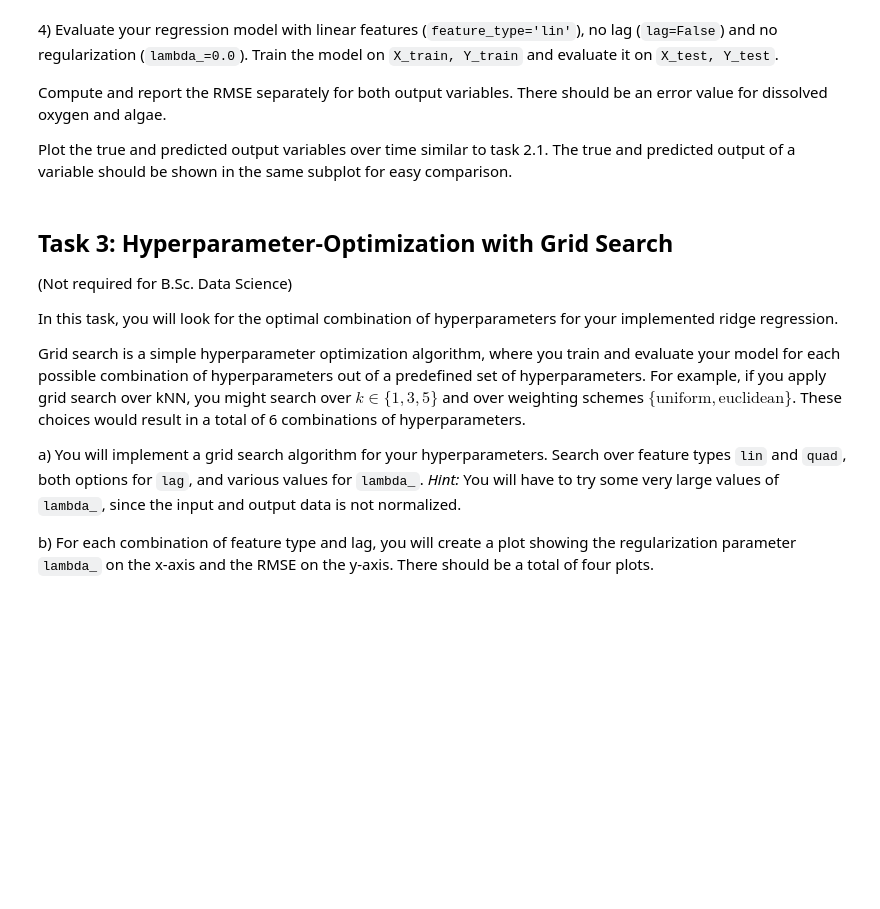
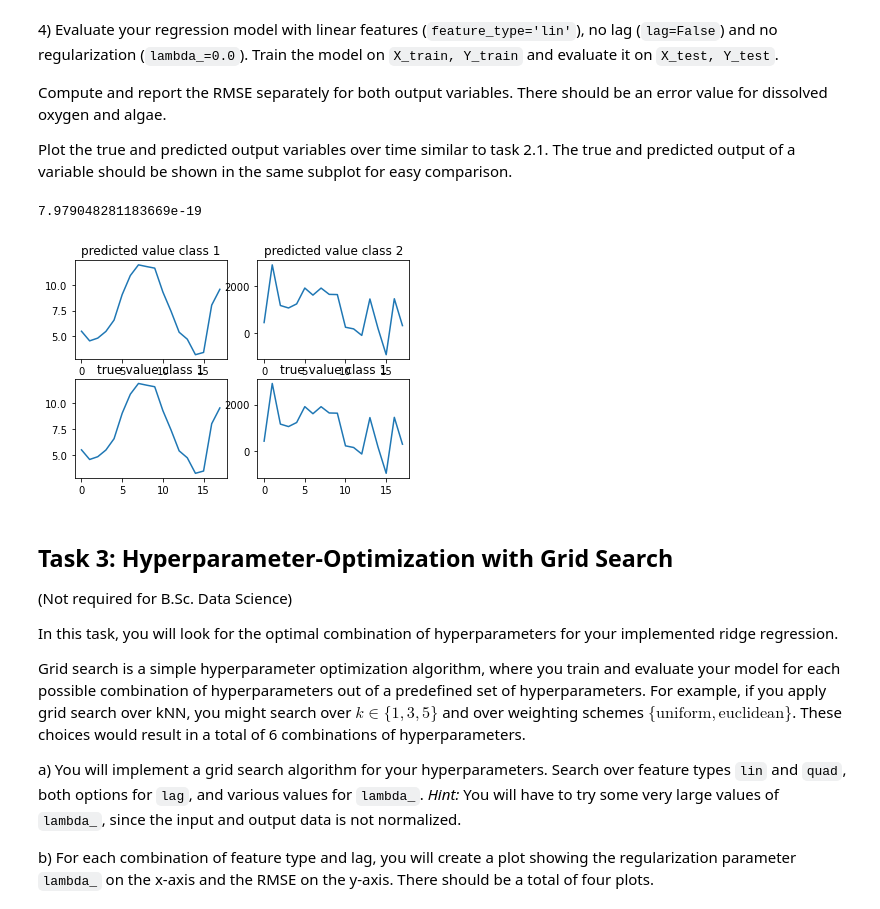
Before and after one commit to hnanacc/ml-assignments, a Jupyter notebook: assignment3.ipynb, the cells around one changed output. Drawn from its saved outputs; the diff is of its cells as text; code cells hidden in the pictures; blank space fills up the shorter version.

```diff
--- a/assignment3.ipynb
+++ b/assignment3.ipynb
@@ -157,7 +191,20 @@ class RidgeRegression:
         Hint: Your prediction target during training is Y[1:] (or Y[2:] for lag=True).
         """
         # Your code here
-        raise NotImplementedError()
+        Phi = make_features(X, Y, self.feature_type,self.lag)
+        I = np.eye(Phi.shape[1])
+
+        if (np.linalg.det(Phi@Phi.T) == 0):
+            raise ValueError('Det is 0.')
+
+        X_inv= np.linalg.inv(Phi.T@Phi+self.lambda_*I)@ Phi.T
+
+        if self.lag:
+            Y=Y[1:]
+        else:
+            Y=Y[:]
+
+        self.beta =X_inv @ Y
 
     def predict(self, X, Y):
         """
@@ -167,7 +214,8 @@ class RidgeRegression:
         The output is of shape (T, 2) (or (T-1, 2) for lag=True).
         """
         # Your code here
-        raise NotImplementedError()
+        Phi = make_features(X, Y, self.feature_type,self.lag)
+        return Phi@self.beta
 # %% [markdown]
 4\) Evaluate your regression model with linear features (`feature_type='lin'`), no lag (`lag=False`) and no regularization (`lambda_=0.0`). Train the model on `X_train, Y_train` and evaluate it on `X_test, Y_test`.
 
@@ -179,3 +225,38 @@ Plot the true and predicted output variables over time similar to task 2.1. The
+# %%
+# Your code here
+def train_evaluate(regression_model, X_train, y_train, X_test, Y_test):
+    regression_model.fit(X_train, Y_train)
+    Y_hat= regression_model.predict(X_test, Y_test)
+    return Y_hat
+
+
+def plotting( Y_hat, Y_test):
+    x_axis=np.arange(Y_hat.shape[0])
+    fig, axs = plt.subplots(2,2)
+    axs[0,0].plot(x_axis,Y_hat[:,0])
+    axs[0,0].set_title('predicted value class 1')
+    axs[0,1].plot(x_axis,Y_hat[:,1])
+    axs[0,1].set_title('predicted value class 2')
+    axs[1,0].plot(x_axis,Y_test[:,0])
+    axs[1,0].set_title('true value class 1')
+    axs[1,1].plot(x_axis,Y_test[:,1])
+    axs[1,1].set_title('true value class 1')
+
+    plt.show()
+
+
+regression_linear_false=RidgeRegression(lambda_=0.0,feature_type='lin',lag=False)
+Y_hat=train_evaluate(regression_linear_false,X_train,Y_train, X_test, Y_test)
+
+if(Y_hat.shape[0] != Y_test.shape[0]):
+    print(np.sum(np.abs(Y_hat-Y_test[1:])**2))
+    plotting( Y_hat, Y_test[1:])
+else:
+    print(np.sum(np.abs(Y_hat-Y_test)**2))
+    plotting( Y_hat, Y_test)
+# %% [output]
+7.979048281183669e-19
+[figure, added]
 # %% [markdown]
 ## Task 3: Hyperparameter-Optimization with Grid Search
 
```
Also changed, not shown: parts of 8 cells of this notebook.
